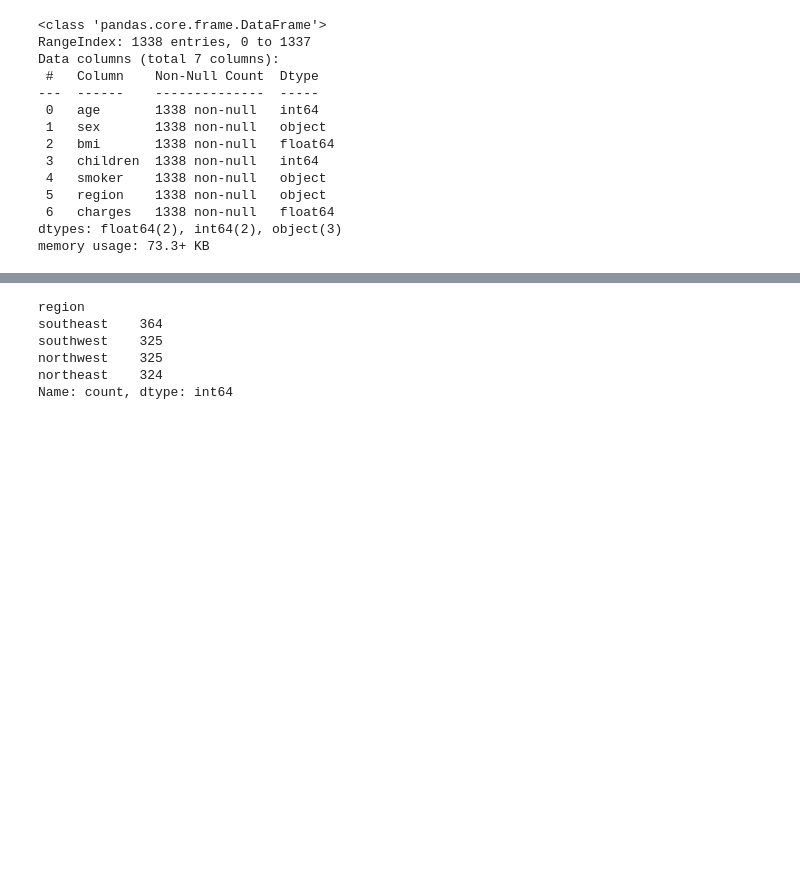
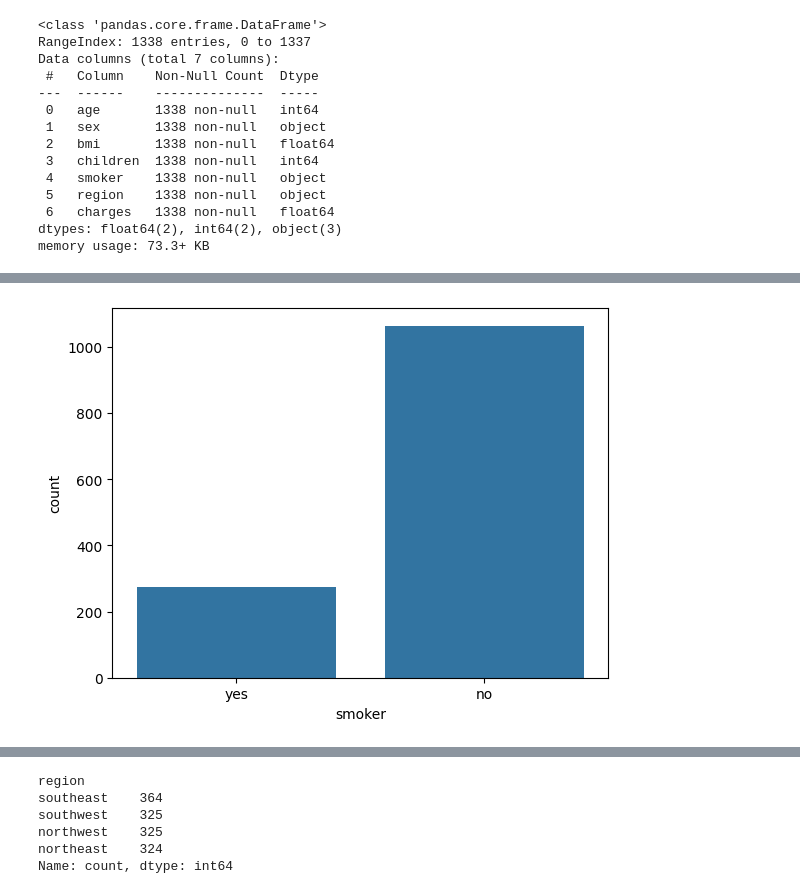
Before and after one commit to caroldf07/tech-challenges-pos-tech-ia, a Jupyter notebook: tech-challenge-fase-1/resolucao-desafio.ipynb, the cells around one changed output, grey strips where cells are left out. Cells and saved outputs as stored; diff of their text form; code cells hidden in the pictures; blank space fills up the shorter version.

```diff
--- a/tech-challenge-fase-1/resolucao-desafio.ipynb
+++ b/tech-challenge-fase-1/resolucao-desafio.ipynb
@@ -57,0 +76,5 @@ set(dataset["region"])
+# %%
+sns.countplot(x="smoker", data=dataset)
+plt.show()
+# %% [output]
+[figure, added]
```
Also changed, not shown: parts of 64 cells of this notebook, 1 other file.
